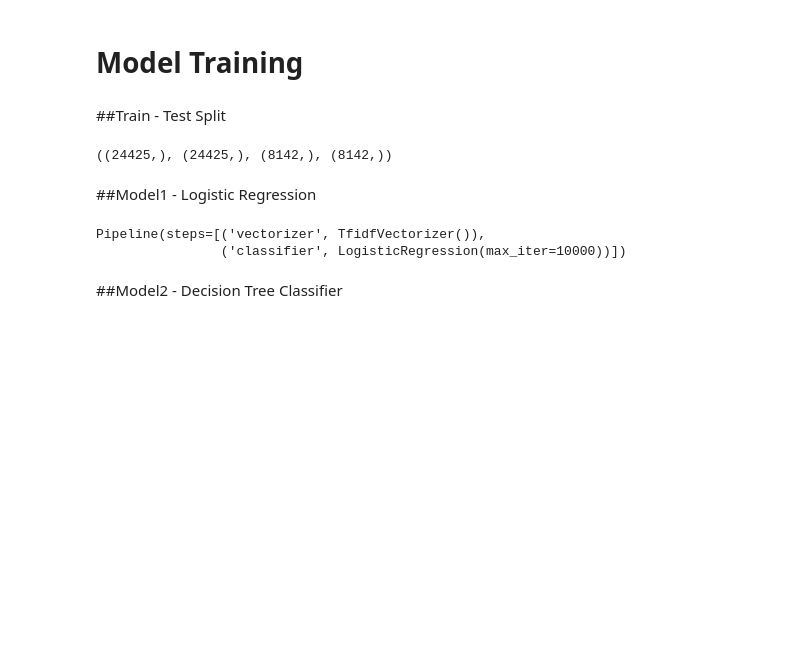
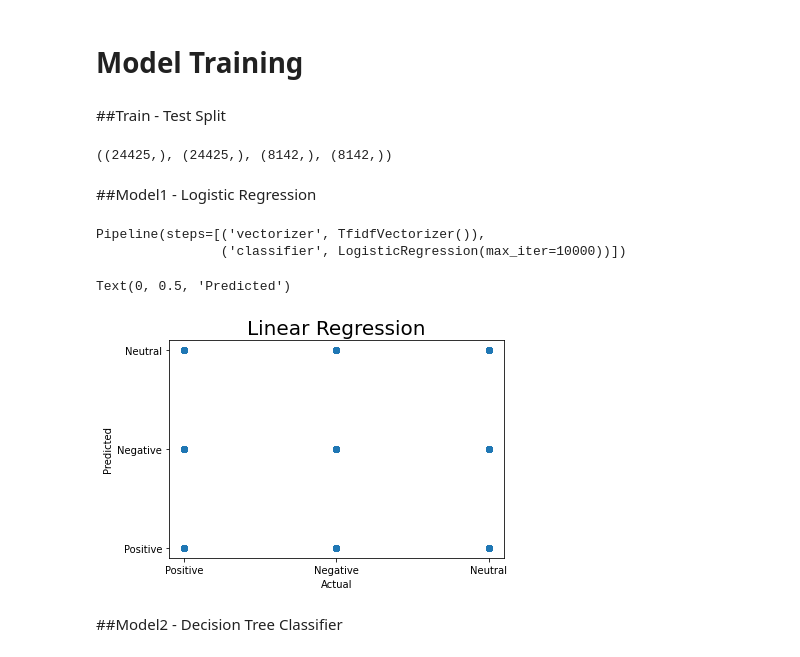
Before and after one commit to varsha-rani-15/Coronavirus-Tweet-Sentiment-Analysis, a Jupyter notebook: Coronavirus_Tweet_Sentiment_Analysis_Capstone_Project.ipynb, the cells around one changed output. Drawn from its saved outputs; the diff is of its cells as text; code cells hidden in the pictures; blank space fills up the shorter version.

```diff
--- a/Coronavirus_Tweet_Sentiment_Analysis_Capstone_Project.ipynb
+++ b/Coronavirus_Tweet_Sentiment_Analysis_Capstone_Project.ipynb
@@ -458,6 +472,15 @@ Pipeline(steps=[('vectorizer', TfidfVectorizer()),
 # %%
 # model prediction
 y_pred_LR = model1.predict(x_test)
+# %%
+# scatter plot of Linear Regresssion
+plt.scatter(y_test, y_pred_LR)
+plt.title('Linear Regression', fontsize=20)
+plt.xlabel('Actual')
+plt.ylabel('Predicted')
+# %% [output]
+Text(0, 0.5, 'Predicted')
+[figure, added]
 # %% [markdown]
 ##Model2 - Decision Tree Classifier
 # %%
```
Also changed, not shown: parts of 15 cells of this notebook.
